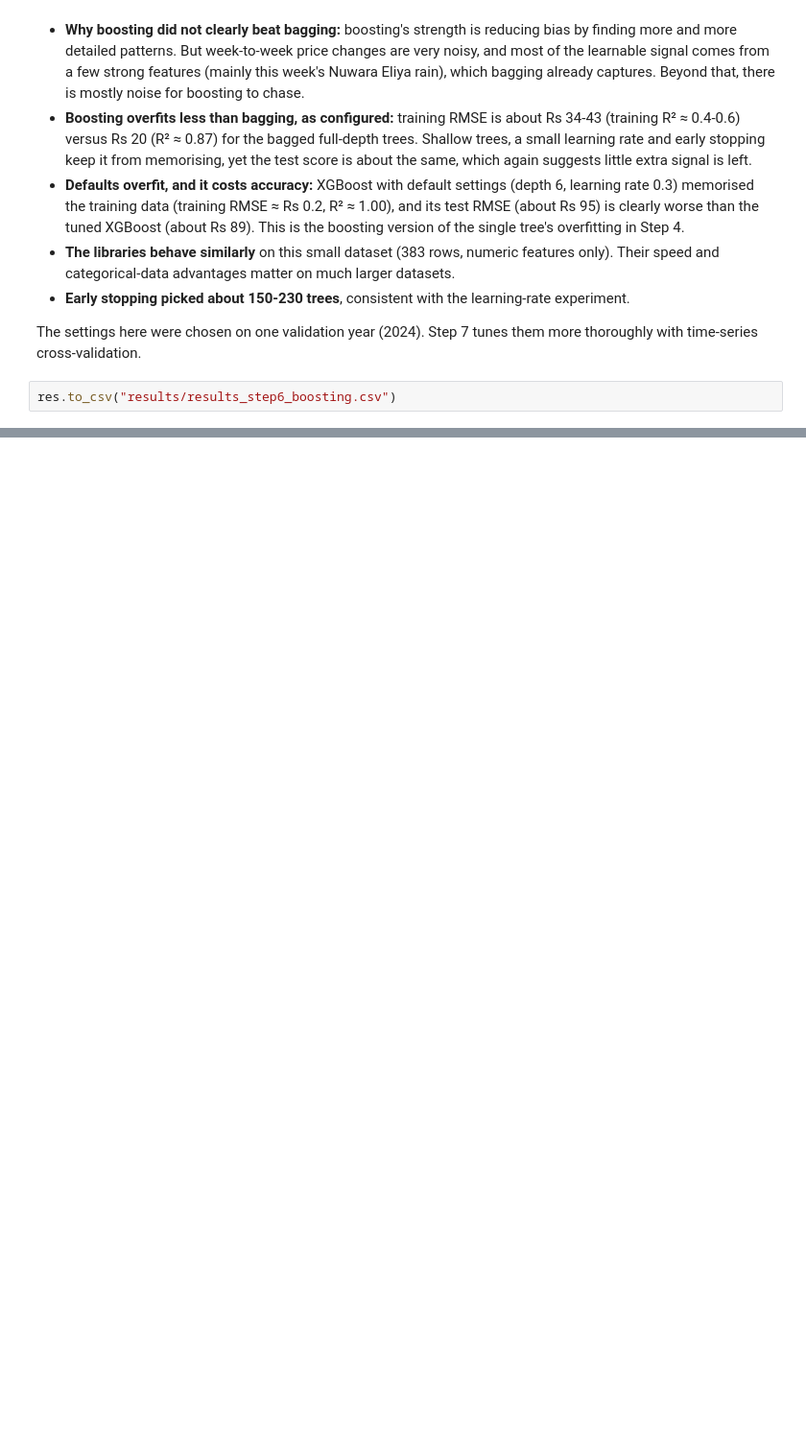
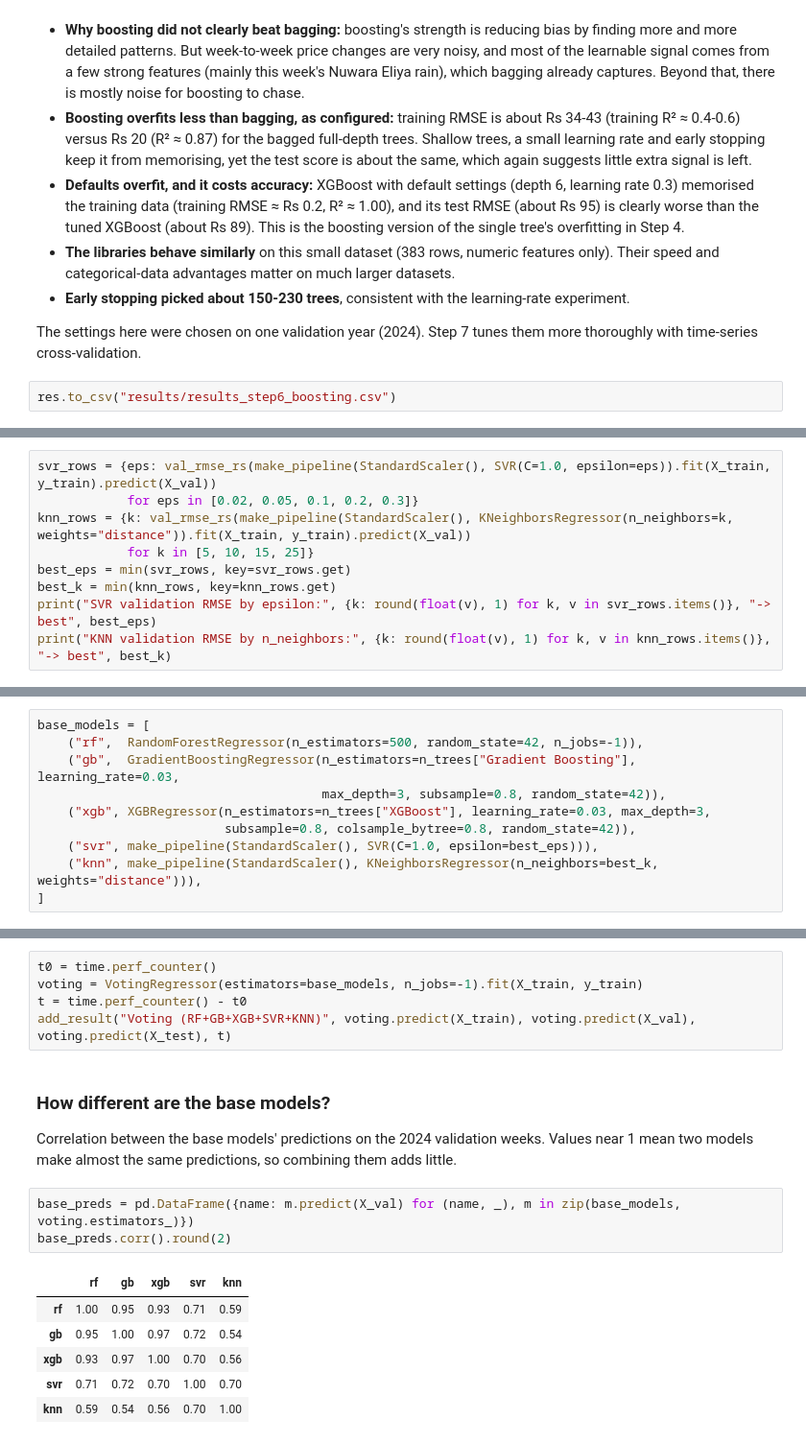
Before and after one commit to renulucshmi/pettah-beans-price-forecast, a Jupyter notebook: ensemble_assignment.ipynb, the cells around one changed output, grey strips where cells are left out. Shown at 96% size. Cells and saved outputs as stored; diff of their text form; blank space fills up the shorter version.

```diff
--- a/ensemble_assignment.ipynb
+++ b/ensemble_assignment.ipynb
@@ -958,0 +987,9 @@ res.to_csv("results/results_step6_boosting.csv")
+# %%
+svr_rows = {eps: val_rmse_rs(make_pipeline(StandardScaler(), SVR(C=1.0, epsilon=eps)).fit(X_train, y_train).predict(X_val))
+            for eps in [0.02, 0.05, 0.1, 0.2, 0.3]}
+knn_rows = {k: val_rmse_rs(make_pipeline(StandardScaler(), KNeighborsRegressor(n_neighbors=k, weights="distance")).fit(X_train, y_train).predict(X_val))
+            for k in [5, 10, 15, 25]}
+best_eps = min(svr_rows, key=svr_rows.get)
+best_k = min(knn_rows, key=knn_rows.get)
+print("SVR validation RMSE by epsilon:", {k: round(float(v), 1) for k, v in svr_rows.items()}, "-> best", best_eps)
+print("KNN validation RMSE by n_neighbors:", {k: round(float(v), 1) for k, v in knn_rows.items()}, "-> best", best_k)
@@ -958,0 +1028,10 @@ res.to_csv("results/results_step6_boosting.csv")
+# %%
+base_models = [
+    ("rf",  RandomForestRegressor(n_estimators=500, random_state=42, n_jobs=-1)),
+    ("gb",  GradientBoostingRegressor(n_estimators=n_trees["Gradient Boosting"], learning_rate=0.03,
+                                      max_depth=3, subsample=0.8, random_state=42)),
+    ("xgb", XGBRegressor(n_estimators=n_trees["XGBoost"], learning_rate=0.03, max_depth=3,
+                         subsample=0.8, colsample_bytree=0.8, random_state=42)),
+    ("svr", make_pipeline(StandardScaler(), SVR(C=1.0, epsilon=best_eps))),
+    ("knn", make_pipeline(StandardScaler(), KNeighborsRegressor(n_neighbors=best_k, weights="distance"))),
+]
@@ -958,0 +1066,19 @@ res.to_csv("results/results_step6_boosting.csv")
+# %%
+t0 = time.perf_counter()
+voting = VotingRegressor(estimators=base_models, n_jobs=-1).fit(X_train, y_train)
+t = time.perf_counter() - t0
+add_result("Voting (RF+GB+XGB+SVR+KNN)", voting.predict(X_train), voting.predict(X_val), voting.predict(X_test), t)
+# %% [markdown]
+### How different are the base models?
+
+Correlation between the base models' predictions on the 2024 validation weeks. Values near 1 mean two models make almost the same predictions, so combining them adds little.
+# %%
+base_preds = pd.DataFrame({name: m.predict(X_val) for (name, _), m in zip(base_models, voting.estimators_)})
+base_preds.corr().round(2)
+# %% [output]
+|  | rf | gb | xgb | svr | knn |
+| rf | 1.00 | 0.95 | 0.93 | 0.71 | 0.59 |
+| gb | 0.95 | 1.00 | 0.97 | 0.72 | 0.54 |
+| xgb | 0.93 | 0.97 | 1.00 | 0.70 | 0.56 |
+| svr | 0.71 | 0.72 | 0.70 | 1.00 | 0.70 |
+| knn | 0.59 | 0.54 | 0.56 | 0.70 | 1.00 |
```
Also changed, not shown: parts of 19 cells of this notebook, 4 other files.
